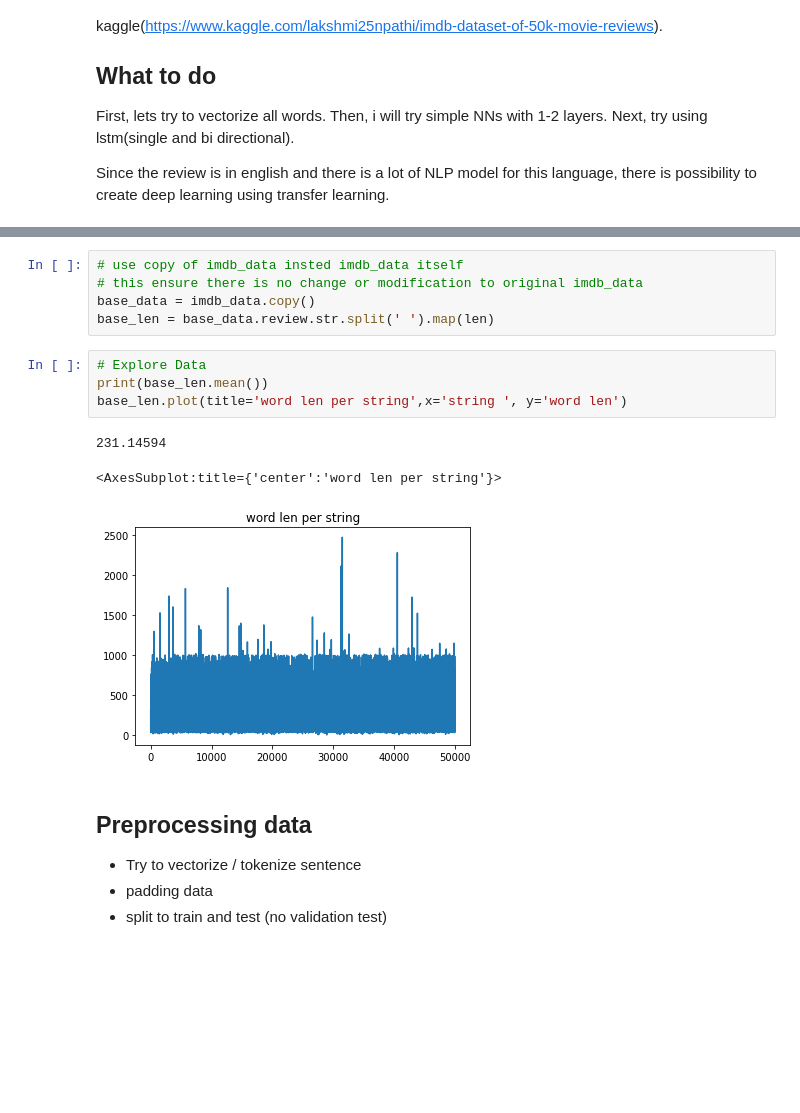
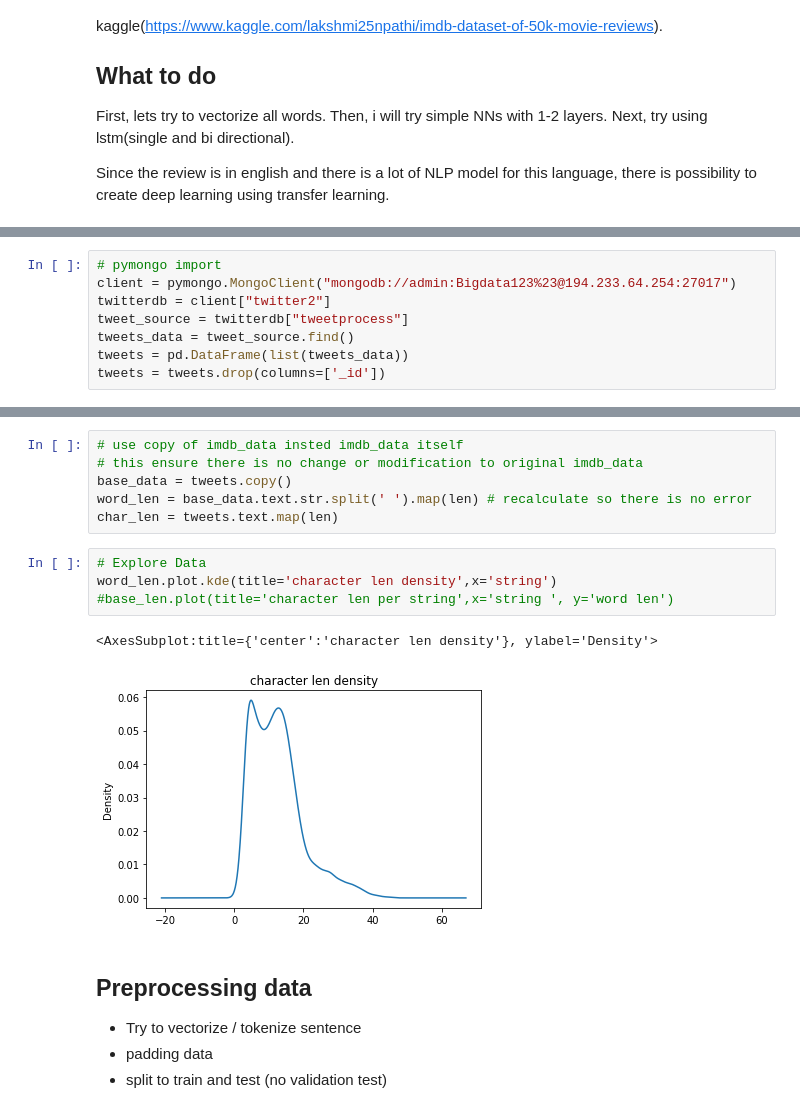
Before and after one commit to imam123ci/PKM-2021, a Jupyter notebook: TextMining/Simplest.ipynb, the cells around one changed output, grey strips where cells are left out. Cells and saved outputs as stored; diff of their text form; blank space fills up the shorter version.

```diff
--- a/TextMining/Simplest.ipynb
+++ b/TextMining/Simplest.ipynb
@@ -103,0 +28,8 @@ longest string character :
+# %%
+# pymongo import
+client = pymongo.MongoClient("mongodb://admin:Bigdata123%23@194.233.64.254:27017")
+twitterdb = client["twitter2"]
+tweet_source = twitterdb["tweetprocess"]
+tweets_data = tweet_source.find()
+tweets = pd.DataFrame(list(tweets_data))
+tweets = tweets.drop(columns=['_id'])
@@ -104,16 +55,16 @@ longest string character :
 # %%
 # use copy of imdb_data insted imdb_data itself
 # this ensure there is no change or modification to original imdb_data
-base_data = imdb_data.copy()
-base_len = base_data.review.str.split(' ').map(len)
+base_data = tweets.copy()
+word_len = base_data.text.str.split(' ').map(len) # recalculate so there is no error
+char_len = tweets.text.map(len)
 # %%
 # Explore Data
-print(base_len.mean())
-base_len.plot(title='word len per string',x='string ', y='word len')
+word_len.plot.kde(title='character len density',x='string')
+#base_len.plot(title='character len per string',x='string ', y='word len')
 # %% [output]
-231.14594
+<AxesSubplot:title={'center':'character len density'}, ylabel='Density'>
-<AxesSubplot:title={'center':'word len per string'}>
-[figure, old version]
+[figure, new version]
 # %% [markdown]
 ## Preprocessing data
 - Try to vectorize / tokenize sentence
```
Also changed, not shown: parts of 17 cells of this notebook, 3 other files.
